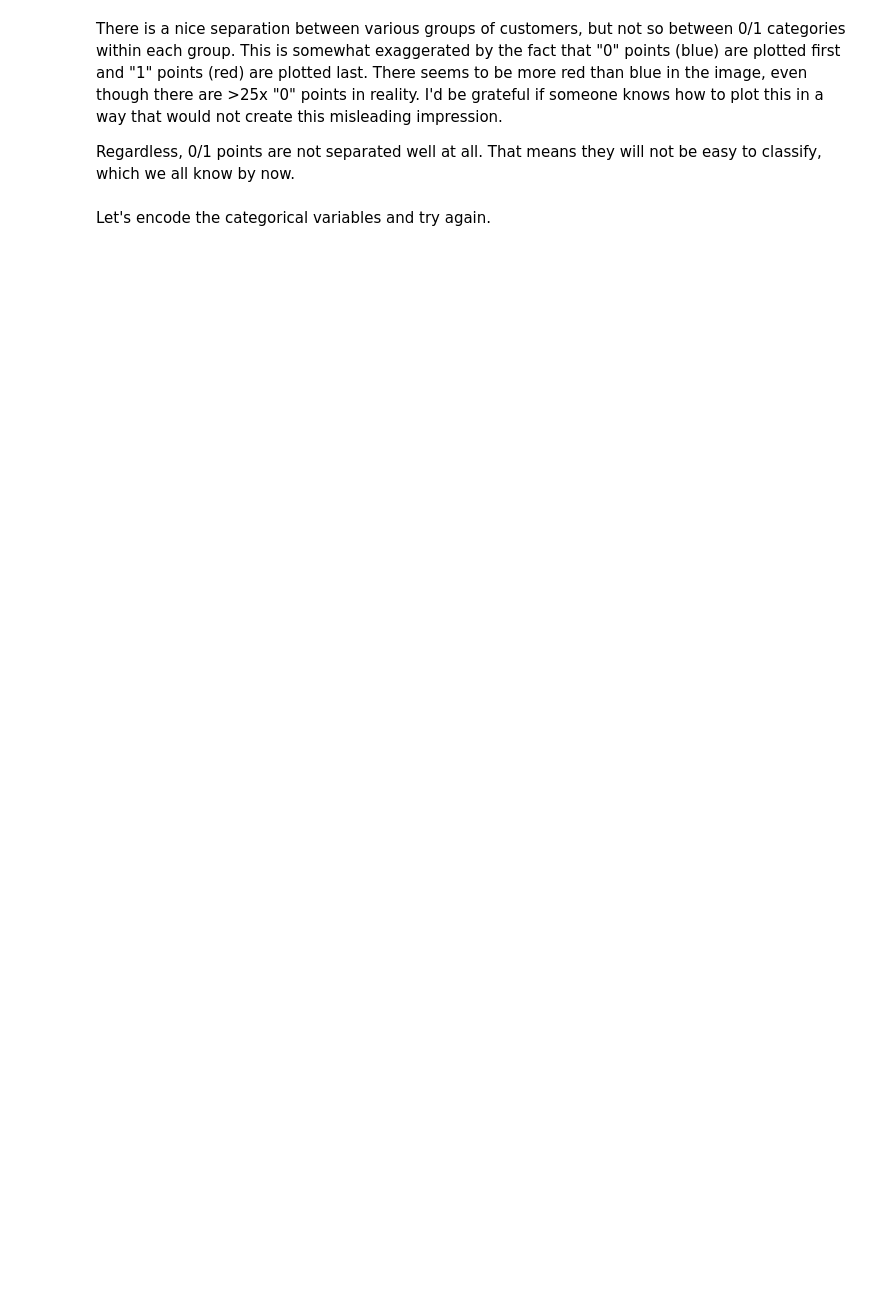
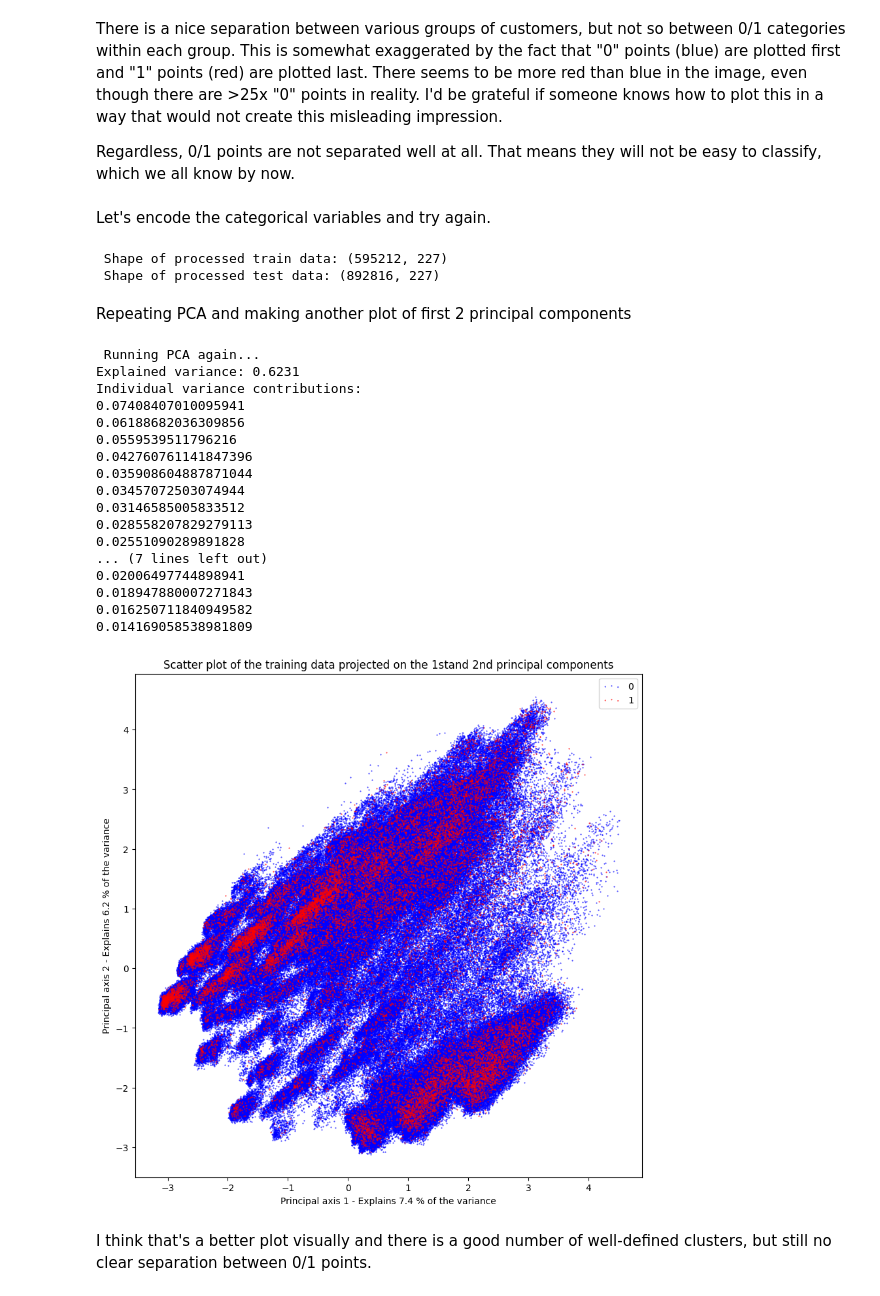
Before and after one commit to lequyan2003/Porto-Seguro-Safe-Driver-Prediction-Kaggle, a Jupyter notebook: Porto_Seguro’s_Safe_Driver_Prediction.ipynb, the cells around one changed output. Saved outputs shown, nothing was run; the diff lists cells and outputs as text; code cells hidden in the pictures; blank space fills up the shorter version.

```diff
--- a/Porto_Seguro’s_Safe_Driver_Prediction.ipynb
+++ b/Porto_Seguro’s_Safe_Driver_Prediction.ipynb
@@ -593,3 +593,82 @@ There is a nice separation between various groups of customers, but not so betwe
 Regardless, 0/1 points are not separated well at all. That means they will not be easy to classify, which we all know by now.
 # %% [markdown]
 Let's encode the categorical variables and try again.
+# %%
+from sklearn.preprocessing import MinMaxScaler
+
+def scale_data(X, scaler=None):
+    if scaler is None:
+        scaler = MinMaxScaler(feature_range=(-1, 1))
+        scaler.fit(X)
+    X = scaler.transform(X)
+    return X, scaler
+
+X = train.drop(['id', 'target'], axis=1)
+test.drop(['id'], axis=1, inplace=True)
+n_train = X.shape[0]
+train_test = pd.concat((X, test)).reset_index(drop=True)
+col_to_drop = X.columns[X.columns.str.endswith('_cat')]
+col_to_dummify = X.columns[X.columns.str.endswith('_cat')].astype(str).tolist()
+
+for col in col_to_dummify:
+    dummy = pd.get_dummies(train_test[col].astype('category'))
+    columns = dummy.columns.astype(str).tolist()
+    columns = [col + '_' + w for w in columns]
+    dummy.columns = columns
+    train_test = pd.concat((train_test, dummy), axis=1)
+
+train_test.drop(col_to_dummify, axis=1, inplace=True)
+train_test_scaled, scaler = scale_data(train_test)
+X = np.array(train_test_scaled[:n_train, :])
+test = np.array(train_test_scaled[n_train:, :])
+print('\n Shape of processed train data:', X.shape)
+print(' Shape of processed test data:', test.shape)
+# %% [output]
+ Shape of processed train data: (595212, 227)
+ Shape of processed test data: (892816, 227)
+# %% [markdown]
+Repeating PCA and making another plot of first 2 principal components
+# %%
+print('\n Running PCA again...')
+pca = PCA(n_components=n_comp, svd_solver='full', random_state=1001)
+X_pca = pca.fit_transform(X)
+print('Explained variance: %.4f' % pca.explained_variance_ratio_.sum())
+
+print("Individual variance contributions:")
+for j in range(n_comp):
+    print(pca.explained_variance_ratio_[j])
+
+plt.figure(1, figsize=(10, 10))
+
+for color, i, target_name in zip(colors, [0, 1], target_names):
+    plt.scatter(X_pca[y == i, 0], X_pca[y == i, 1], color=color, s=1, alpha=.8, label=target_name, marker='.')
+plt.legend(loc='best', shadow=False, scatterpoints=3)
+plt.title(
+  "Scatter plot of the training data projected on the 1st"
+  "and 2nd principal components"
+)
+plt.xlabel("Principal axis 1 - Explains %.1f %% of the variance" % (pca.explained_variance_ratio_[0] * 100.0))
+plt.ylabel("Principal axis 2 - Explains %.1f %% of the variance" % (pca.explained_variance_ratio_[1] * 100.0))
+plt.savefig('pca-porto-02.png', dpi=150)
+plt.show()
+# %% [output]
+ Running PCA again...
+Explained variance: 0.6231
+Individual variance contributions:
+0.07408407010095941
+0.06188682036309856
+0.0559539511796216
+0.042760761141847396
+0.035908604887871044
+0.03457072503074944
+0.03146585005833512
+0.028558207829279113
+0.02551090289891828
+... (7 lines left out)
+0.02006497744898941
+0.018947880007271843
+0.016250711840949582
+0.014169058538981809
+[figure, added]
+# %% [markdown]
+I think that's a better plot visually and there is a good number of well-defined clusters, but still no clear separation between 0/1 points.
```
Also changed, not shown: parts of 5 cells of this notebook.
